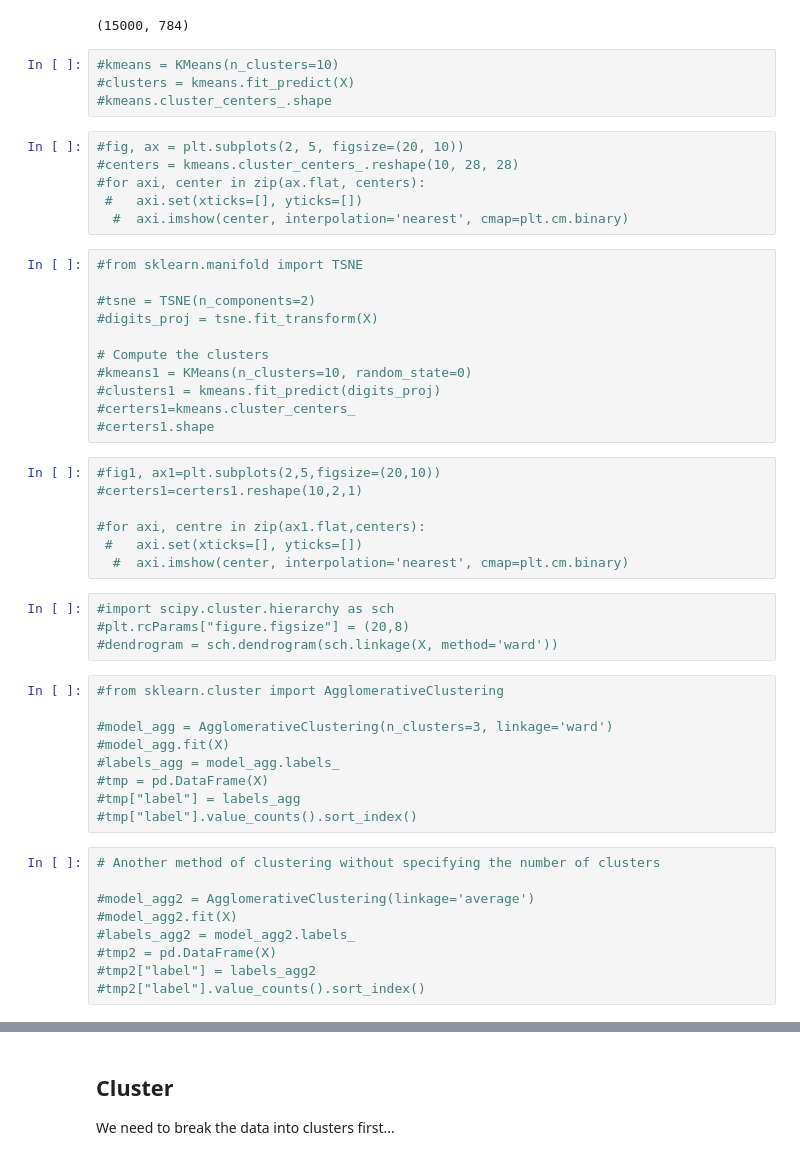
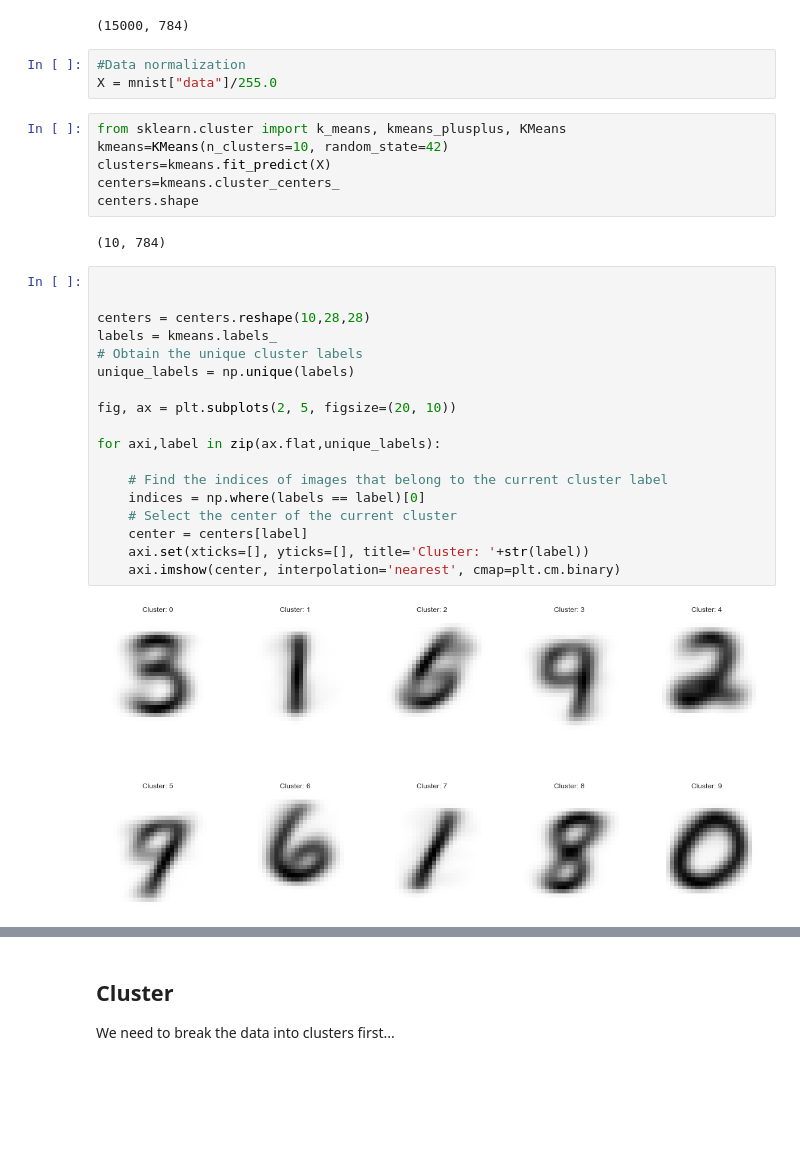
Before and after one commit to zareeiant/ItML_Asn_3_Students, a Jupyter notebook: cluster_asn.ipynb, the cells around one changed output, grey strips where cells are left out. Saved outputs shown, nothing was run; the diff lists cells and outputs as text; blank space fills up the shorter version.

```diff
--- a/cluster_asn.ipynb
+++ b/cluster_asn.ipynb
@@ -88,53 +88,34 @@ X=X.sample(15000)
 print(X.shape)
 # %% [output]
 (15000, 784)
+# %%
+#Data normalization
+X = mnist["data"]/255.0
 # %%
-#kmeans = KMeans(n_clusters=10)
-#clusters = kmeans.fit_predict(X)
-#kmeans.cluster_centers_.shape
+from sklearn.cluster import k_means, kmeans_plusplus, KMeans
+kmeans=KMeans(n_clusters=10, random_state=42)
+clusters=kmeans.fit_predict(X)
+centers=kmeans.cluster_centers_
+centers.shape
+# %% [output]
+(10, 784)
 # %%
-#fig, ax = plt.subplots(2, 5, figsize=(20, 10))
-#centers = kmeans.cluster_centers_.reshape(10, 28, 28)
-#for axi, center in zip(ax.flat, centers):
- #   axi.set(xticks=[], yticks=[])
-  #  axi.imshow(center, interpolation='nearest', cmap=plt.cm.binary)
+
+
+centers = centers.reshape(10,28,28)
+labels = kmeans.labels_
+# Obtain the unique cluster labels
+unique_labels = np.unique(labels)
+
+fig, ax = plt.subplots(2, 5, figsize=(20, 10))
+
+for axi,label in zip(ax.flat,unique_labels):
+
+    # Find the indices of images that belong to the current cluster label
+    indices = np.where(labels == label)[0]
+    # Select the center of the current cluster
+    center = centers[label]
+    axi.set(xticks=[], yticks=[], title='Cluster: '+str(label))
+    axi.imshow(center, interpolation='nearest', cmap=plt.cm.binary)
+# %% [output]
+[figure, added]
-# %%
-#from sklearn.manifold import TSNE
-
-#tsne = TSNE(n_components=2)
-#digits_proj = tsne.fit_transform(X)
-
-# Compute the clusters
-#kmeans1 = KMeans(n_clusters=10, random_state=0)
-#clusters1 = kmeans.fit_predict(digits_proj)
-#certers1=kmeans.cluster_centers_
-#certers1.shape
-# %%
-#fig1, ax1=plt.subplots(2,5,figsize=(20,10))
-#certers1=certers1.reshape(10,2,1)
-
-#for axi, centre in zip(ax1.flat,centers):
- #   axi.set(xticks=[], yticks=[])
-  #  axi.imshow(center, interpolation='nearest', cmap=plt.cm.binary)
-# %%
-#import scipy.cluster.hierarchy as sch
-#plt.rcParams["figure.figsize"] = (20,8)
-#dendrogram = sch.dendrogram(sch.linkage(X, method='ward'))
-# %%
-#from sklearn.cluster import AgglomerativeClustering
-
-#model_agg = AgglomerativeClustering(n_clusters=3, linkage='ward')
-#model_agg.fit(X)
-#labels_agg = model_agg.labels_
-#tmp = pd.DataFrame(X)
-#tmp["label"] = labels_agg
-#tmp["label"].value_counts().sort_index()
-# %%
-# Another method of clustering without specifying the number of clusters
-
-#model_agg2 = AgglomerativeClustering(linkage='average')
-#model_agg2.fit(X)
-#labels_agg2 = model_agg2.labels_
-#tmp2 = pd.DataFrame(X)
-#tmp2["label"] = labels_agg2
-#tmp2["label"].value_counts().sort_index()
```
Also changed, not shown: parts of 16 cells of this notebook, 2 other files.
